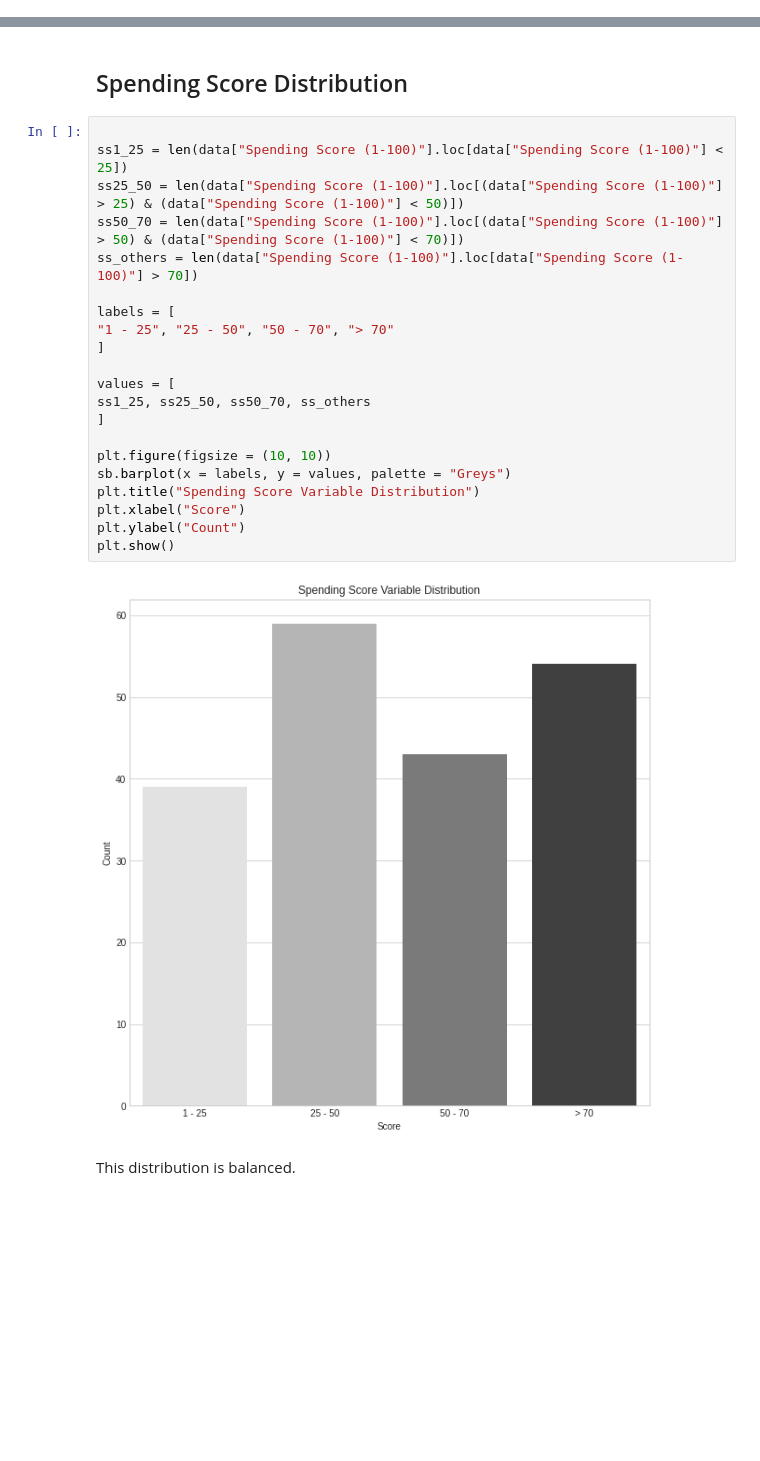
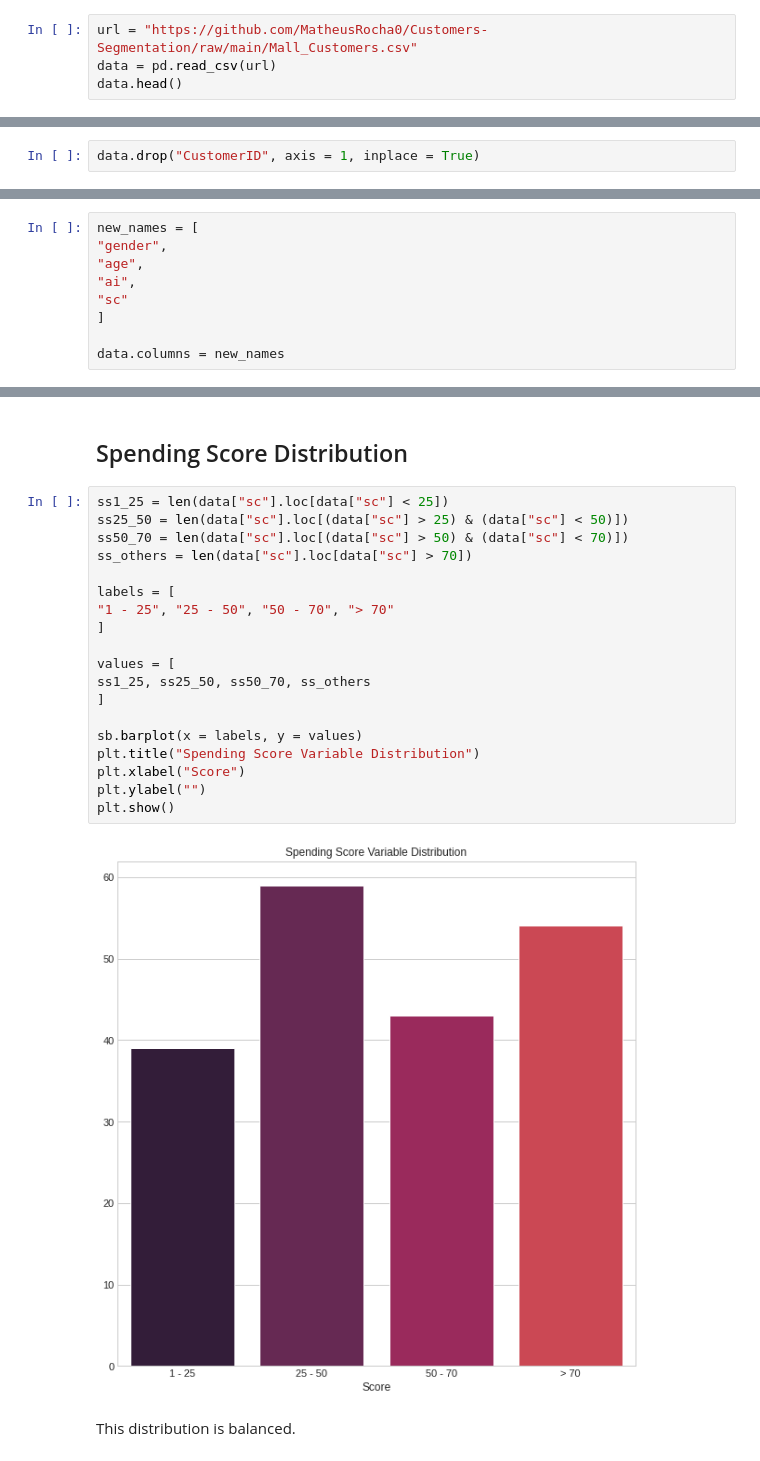
Before and after one commit to MatheusRocha0/Customers-Segmentation, a Jupyter notebook: Customers_Segmentation.ipynb, the cells around one changed output, grey strips where cells are left out. Cells and saved outputs as stored; diff of their text form; blank space fills up the shorter version.

```diff
--- a/Customers_Segmentation.ipynb
+++ b/Customers_Segmentation.ipynb
@@ -38,0 +29,4 @@ data.head()
+# %%
+url = "https://github.com/MatheusRocha0/Customers-Segmentation/raw/main/Mall_Customers.csv"
+data = pd.read_csv(url)
+data.head()
@@ -55,0 +74,2 @@ data.drop_duplicates(inplace = True)
+# %%
+data.drop("CustomerID", axis = 1, inplace = True)
@@ -55,0 +78,9 @@ data.drop_duplicates(inplace = True)
+# %%
+new_names = [
+"gender",
+"age",
+"ai",
+"sc"
+]
+
+data.columns = new_names
@@ -201,28 +226,26 @@ Most of people have an annual income of 25 to 90.
 # %% [markdown]
 ## Spending Score Distribution
 # %%
-
-ss1_25 = len(data["Spending Score (1-100)"].loc[data["Spending Score (1-100)"] < 25])
-ss25_50 = len(data["Spending Score (1-100)"].loc[(data["Spending Score (1-100)"] > 25) & (data["Spending Score (1-100)"] < 50)])
-ss50_70 = len(data["Spending Score (1-100)"].loc[(data["Spending Score (1-100)"] > 50) & (data["Spending Score (1-100)"] < 70)])
-ss_others = len(data["Spending Score (1-100)"].loc[data["Spending Score (1-100)"] > 70])
+ss1_25 = len(data["sc"].loc[data["sc"] < 25])
+ss25_50 = len(data["sc"].loc[(data["sc"] > 25) & (data["sc"] < 50)])
+ss50_70 = len(data["sc"].loc[(data["sc"] > 50) & (data["sc"] < 70)])
+ss_others = len(data["sc"].loc[data["sc"] > 70])
 
 labels = [
 "1 - 25", "25 - 50", "50 - 70", "> 70"
 ]
 
 values = [
 ss1_25, ss25_50, ss50_70, ss_others
 ]
 
-plt.figure(figsize = (10, 10))
-sb.barplot(x = labels, y = values, palette = "Greys")
+sb.barplot(x = labels, y = values)
 plt.title("Spending Score Variable Distribution")
 plt.xlabel("Score")
-plt.ylabel("Count")
+plt.ylabel("")
 plt.show()
 # %% [output]
-[figure, old version]
+[figure, new version]
 # %% [markdown]
 This distribution is balanced.
 # %% [markdown]
```
Also changed, not shown: parts of 51 cells of this notebook.
